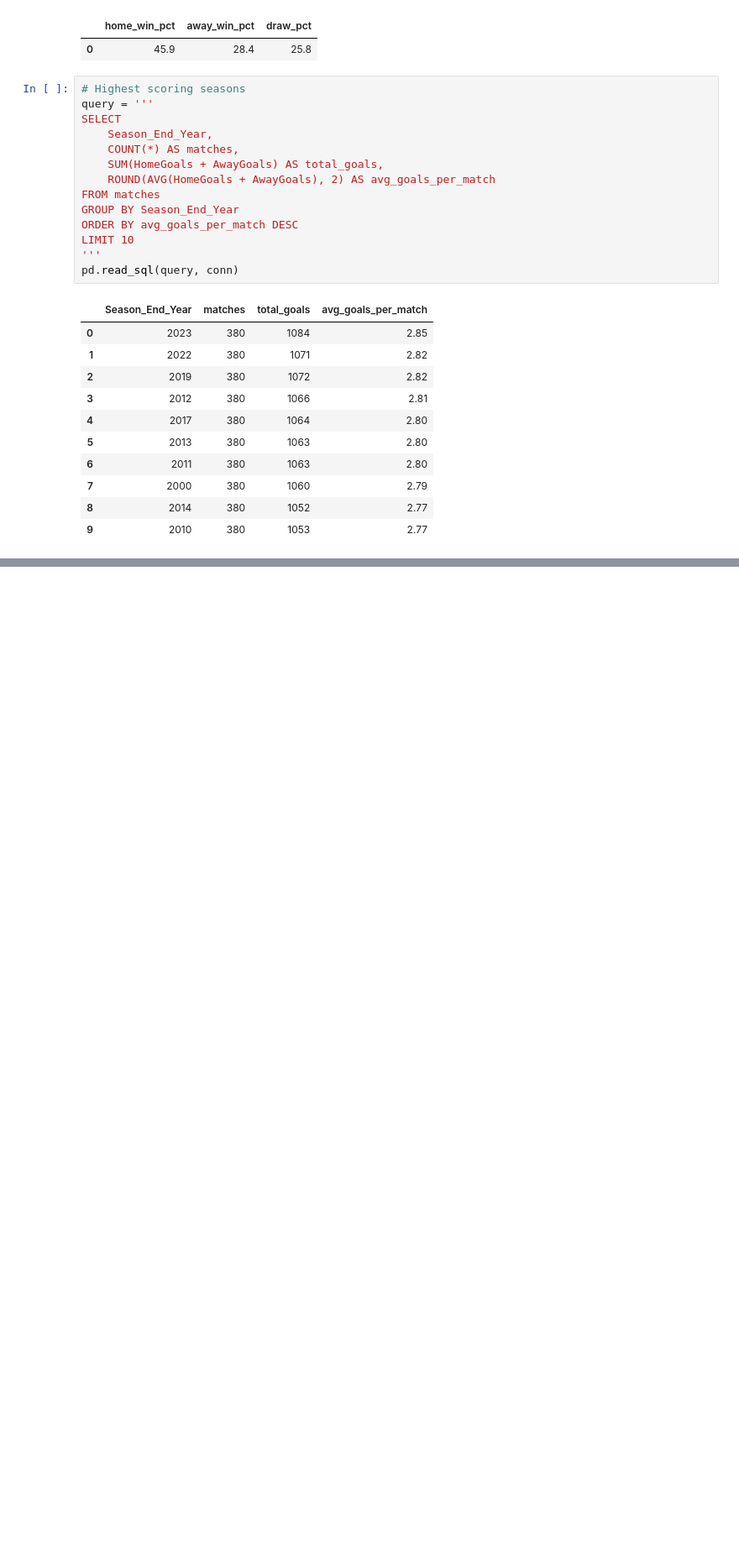
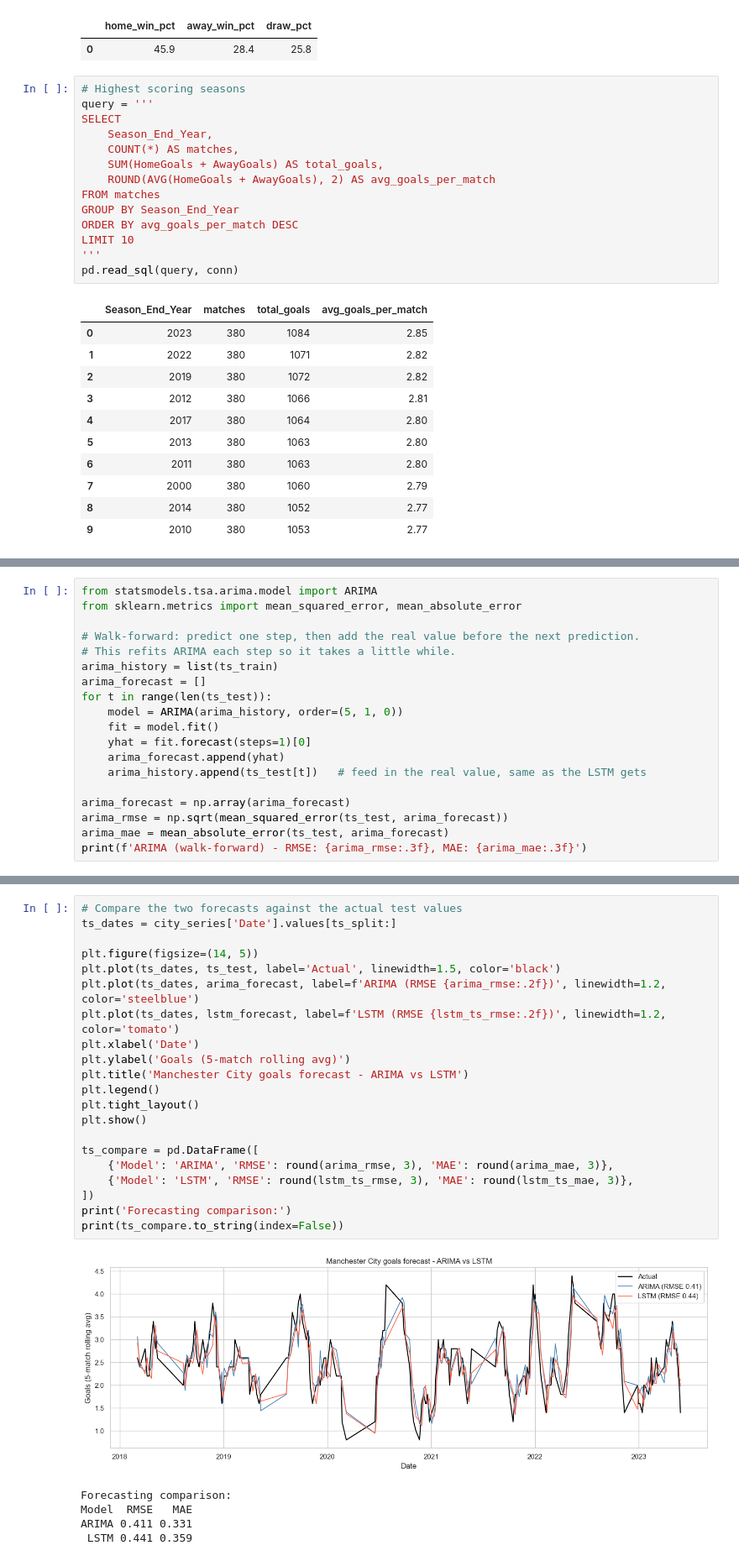
Before and after one commit to jamesmahinda1/epl-match-predictor, a Jupyter notebook: notebooks/epl_match_predictor.ipynb, the cells around one changed output, grey strips where cells are left out. Shown at 84% size. Cells and saved outputs as stored; diff of their text form; blank space fills up the shorter version.

```diff
--- a/notebooks/epl_match_predictor.ipynb
+++ b/notebooks/epl_match_predictor.ipynb
@@ -323,0 +623,19 @@ print(f'Saved {len(features)} matches with {len(feature_cols)} features')
+# %%
+from statsmodels.tsa.arima.model import ARIMA
+from sklearn.metrics import mean_squared_error, mean_absolute_error
+
+# Walk-forward: predict one step, then add the real value before the next prediction.
+# This refits ARIMA each step so it takes a little while.
+arima_history = list(ts_train)
+arima_forecast = []
+for t in range(len(ts_test)):
+    model = ARIMA(arima_history, order=(5, 1, 0))
+    fit = model.fit()
+    yhat = fit.forecast(steps=1)[0]
+    arima_forecast.append(yhat)
+    arima_history.append(ts_test[t])   # feed in the real value, same as the LSTM gets
+
+arima_forecast = np.array(arima_forecast)
+arima_rmse = np.sqrt(mean_squared_error(ts_test, arima_forecast))
+arima_mae = mean_absolute_error(ts_test, arima_forecast)
+print(f'ARIMA (walk-forward) - RMSE: {arima_rmse:.3f}, MAE: {arima_mae:.3f}')
@@ -323,0 +690,27 @@ print(f'Saved {len(features)} matches with {len(feature_cols)} features')
+# %%
+# Compare the two forecasts against the actual test values
+ts_dates = city_series['Date'].values[ts_split:]
+
+plt.figure(figsize=(14, 5))
+plt.plot(ts_dates, ts_test, label='Actual', linewidth=1.5, color='black')
+plt.plot(ts_dates, arima_forecast, label=f'ARIMA (RMSE {arima_rmse:.2f})', linewidth=1.2, color='steelblue')
+plt.plot(ts_dates, lstm_forecast, label=f'LSTM (RMSE {lstm_ts_rmse:.2f})', linewidth=1.2, color='tomato')
+plt.xlabel('Date')
+plt.ylabel('Goals (5-match rolling avg)')
+plt.title('Manchester City goals forecast - ARIMA vs LSTM')
+plt.legend()
+plt.tight_layout()
+plt.show()
+
+ts_compare = pd.DataFrame([
+    {'Model': 'ARIMA', 'RMSE': round(arima_rmse, 3), 'MAE': round(arima_mae, 3)},
+    {'Model': 'LSTM', 'RMSE': round(lstm_ts_rmse, 3), 'MAE': round(lstm_ts_mae, 3)},
+])
+print('Forecasting comparison:')
+print(ts_compare.to_string(index=False))
+# %% [output]
+[figure, added]
+Forecasting comparison:
+Model  RMSE   MAE
+ARIMA 0.411 0.331
+ LSTM 0.441 0.359
```
Also changed, not shown: parts of 28 cells of this notebook, 2 other files.
